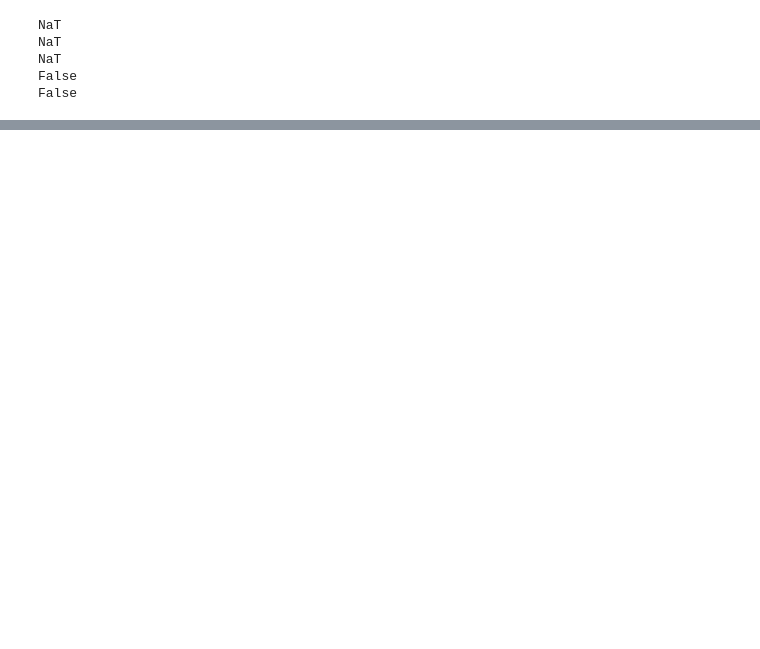
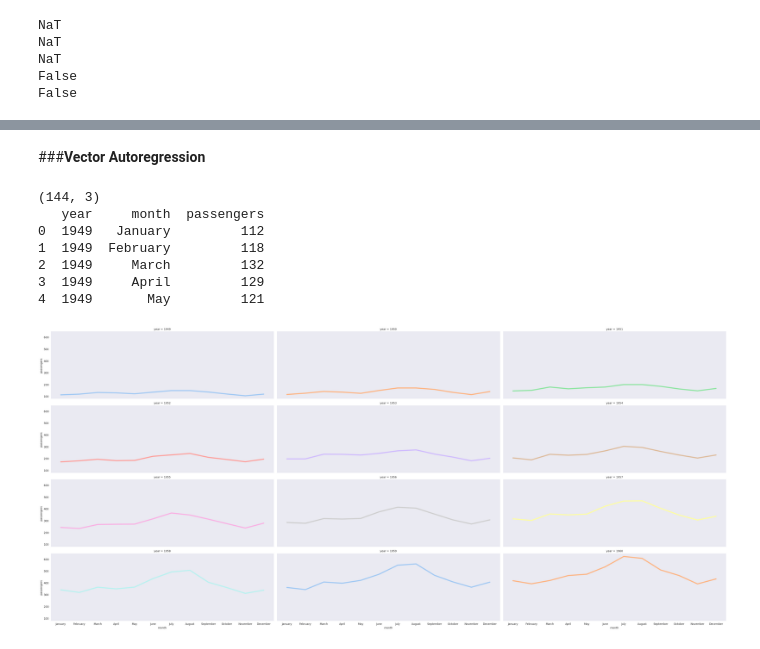
Before and after one commit to fosetorico/Data_Analytics, a Jupyter notebook: Time_Series.ipynb, the cells around one changed output, grey strips where cells are left out. Drawn from its saved outputs; the diff is of its cells as text; code cells hidden in the pictures; blank space fills up the shorter version.

```diff
--- a/Time_Series.ipynb
+++ b/Time_Series.ipynb
@@ -553,0 +798,33 @@ dtype: datetime64[ns]
+# %% [markdown]
+###**Vector Autoregression**
+# %%
+import pandas as pd
+import numpy as np
+import matplotlib.pyplot as plt
+import seaborn as sns
+import statsmodels.api as sm
+
+#Print off the number of records and columns of the dataset
+dataset = pd.read_csv('/content/drive/MyDrive/Colab Notebooks/week4/flights.txt', sep = ",")
+print(dataset.shape)
+print(dataset.head())
+
+#Visualise the time series for all the features or other columns
+#https://seaborn.pydata.org/examples/timeseries_facets.html
+#Plot each year's time series in its own facet
+#Choose color of palette #https://seaborn.pydata.org/tutorial/color_palettes.html?#highlight=palette
+
+sns.set_style('dark')
+graph = sns.relplot(data=dataset, x="month", y="passengers", col="year", hue="year",
+                    kind="line", palette="pastel", linewidth=4, zorder=5,
+                    col_wrap=3, height=4, aspect=3.0, legend=False)
+print("\n")
+# %% [output]
+(144, 3)
+   year     month  passengers
+0  1949   January         112
+1  1949  February         118
+2  1949     March         132
+3  1949     April         129
+4  1949       May         121
+[figure, added]
```
Also changed, not shown: parts of 39 cells of this notebook.
